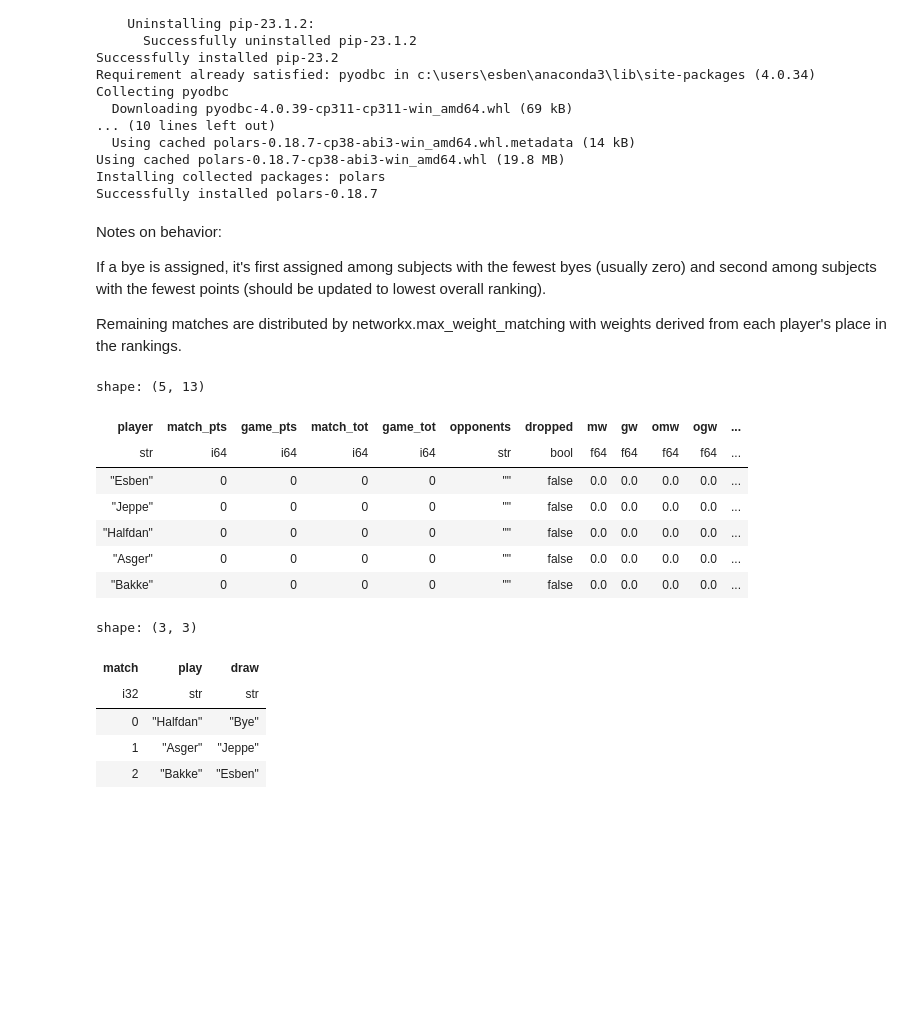
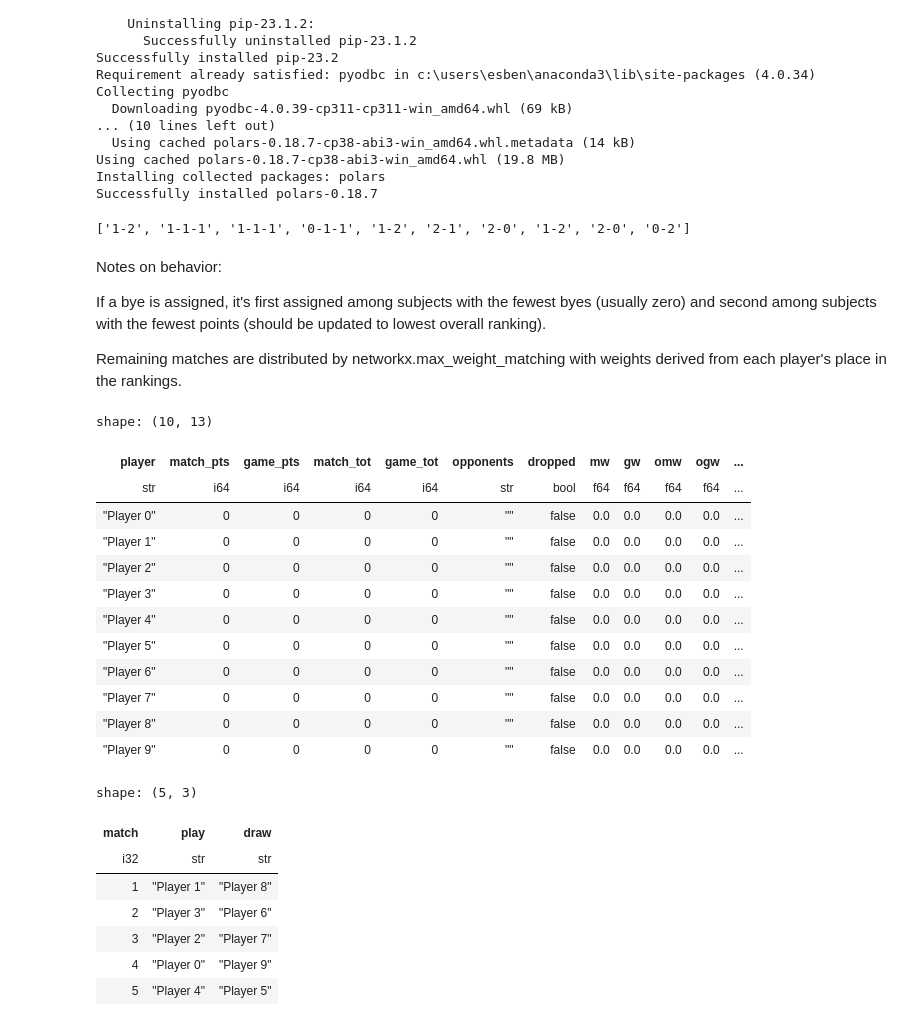
Before and after one commit to Esbilon/swiss_cube, a Jupyter notebook: swiss_cube.ipynb, the cells around one changed output. Saved outputs shown, nothing was run; the diff lists cells and outputs as text; code cells hidden in the pictures; blank space fills up the shorter version.

```diff
--- a/swiss_cube.ipynb
+++ b/swiss_cube.ipynb
@@ -54,6 +54,21 @@ def match_dict(n):
             point_dict[pair[1]] = 1
 
     return pair_dict, point_dict
+
+sco_list = ['2-1'] * 29 + ['2-0'] * 15 + ['1-0-1'] * 1 + ['1-2'] * 29 + ['0-2'] * 15 + ['0-1-1'] * 1 + ['1-1-1'] * 8 + ['1-1'] * 1 + ['0-0-1'] * 1
+
+def rand_res(n):
+    res = []
+    for idx in range(n):
+        sco = random.choice(sco_list)
+        res = res + [sco]
+
+    return res
+
+["Player " + str(i) for i in range(10)]
+rand_res(10)
+# %% [output]
+['1-2', '1-1-1', '1-1-1', '0-1-1', '1-2', '2-1', '2-0', '1-2', '2-0', '0-2']
 # %% [markdown]
 Notes on behavior:
 
@@ -67,25 +82,31 @@ import networkx as nx
 # %%
 players = ["Esben",
           "Jeppe",
           "Halfdan",
           "Asger",
           "Bakke"]
+players = ["Player " + str(i) for i in range(10)]
 if (len(players) > len(set(players))):
     raise ValueError('There are non-unique players.')
 elif ("Bye" in players):
     raise ValueError('You have listed "Bye" as a player. Please don\'t.')
 
 players_df = pl.DataFrame({"player": players, "match_pts": 0, "game_pts": 0, "match_tot": 0, "game_tot": 0, "opponents": "", "dropped": False, "mw": 0., "gw": 0., "omw": 0., "ogw": 0., "grp_idx": 0, "pd_count": 0})
 players_df
 # %% [output]
-shape: (5, 13)
+shape: (10, 13)
 | player | match_pts | game_pts | match_tot | game_tot | opponents | dropped | mw | gw | omw | ogw | ... |
 | str | i64 | i64 | i64 | i64 | str | bool | f64 | f64 | f64 | f64 | ... |
-| "Esben" | 0 | 0 | 0 | 0 | "" | false | 0.0 | 0.0 | 0.0 | 0.0 | ... |
-| "Jeppe" | 0 | 0 | 0 | 0 | "" | false | 0.0 | 0.0 | 0.0 | 0.0 | ... |
-| "Halfdan" | 0 | 0 | 0 | 0 | "" | false | 0.0 | 0.0 | 0.0 | 0.0 | ... |
-| "Asger" | 0 | 0 | 0 | 0 | "" | false | 0.0 | 0.0 | 0.0 | 0.0 | ... |
-| "Bakke" | 0 | 0 | 0 | 0 | "" | false | 0.0 | 0.0 | 0.0 | 0.0 | ... |
+| "Player 0" | 0 | 0 | 0 | 0 | "" | false | 0.0 | 0.0 | 0.0 | 0.0 | ... |
+| "Player 1" | 0 | 0 | 0 | 0 | "" | false | 0.0 | 0.0 | 0.0 | 0.0 | ... |
+| "Player 2" | 0 | 0 | 0 | 0 | "" | false | 0.0 | 0.0 | 0.0 | 0.0 | ... |
+| "Player 3" | 0 | 0 | 0 | 0 | "" | false | 0.0 | 0.0 | 0.0 | 0.0 | ... |
+| "Player 4" | 0 | 0 | 0 | 0 | "" | false | 0.0 | 0.0 | 0.0 | 0.0 | ... |
+| "Player 5" | 0 | 0 | 0 | 0 | "" | false | 0.0 | 0.0 | 0.0 | 0.0 | ... |
+| "Player 6" | 0 | 0 | 0 | 0 | "" | false | 0.0 | 0.0 | 0.0 | 0.0 | ... |
+| "Player 7" | 0 | 0 | 0 | 0 | "" | false | 0.0 | 0.0 | 0.0 | 0.0 | ... |
+| "Player 8" | 0 | 0 | 0 | 0 | "" | false | 0.0 | 0.0 | 0.0 | 0.0 | ... |
+| "Player 9" | 0 | 0 | 0 | 0 | "" | false | 0.0 | 0.0 | 0.0 | 0.0 | ... |
 # %%
 def pairings(pair_players):
 
@@ -176,12 +197,14 @@ def pairings(pair_players):
 pairings_1 = pairings(players_df)
 pairings_1
 # %% [output]
-shape: (3, 3)
+shape: (5, 3)
 | match | play | draw |
 | i32 | str | str |
-| 0 | "Halfdan" | "Bye" |
-| 1 | "Asger" | "Jeppe" |
-| 2 | "Bakke" | "Esben" |
+| 1 | "Player 1" | "Player 8" |
+| 2 | "Player 3" | "Player 6" |
+| 3 | "Player 2" | "Player 7" |
+| 4 | "Player 0" | "Player 9" |
+| 5 | "Player 4" | "Player 5" |
 # %%
 def results(players_df, pairings_df, result_list = None, drop_list = None):
 
```
Also changed, not shown: parts of 6 cells of this notebook.
